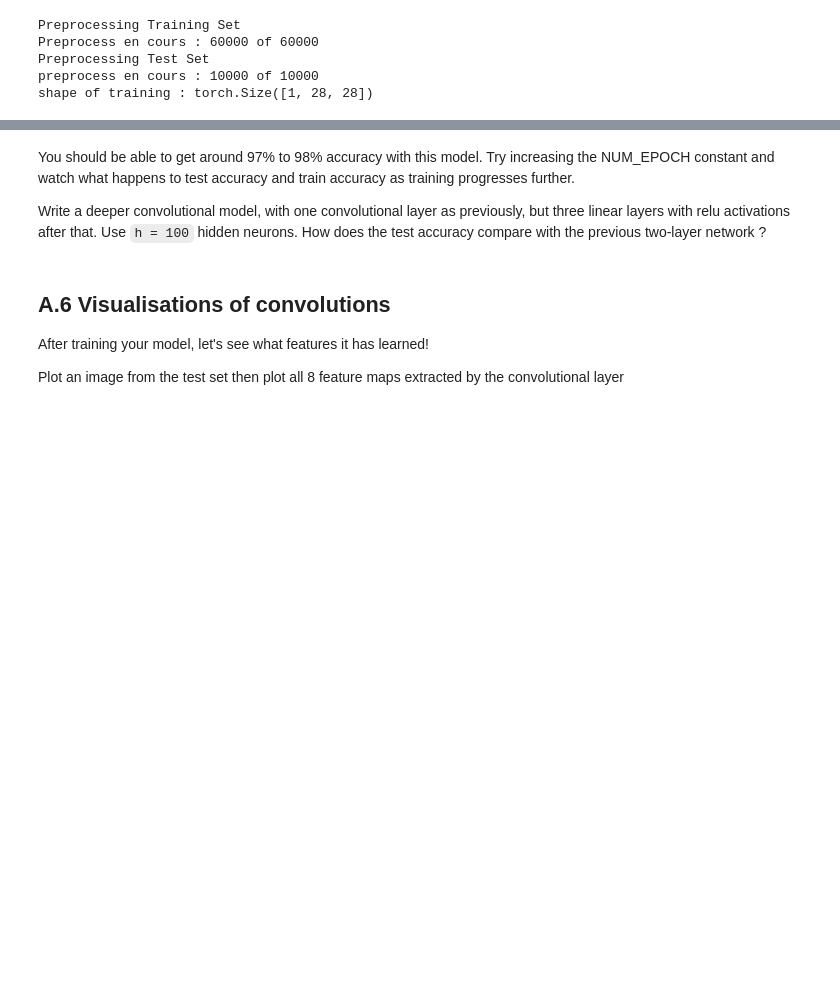
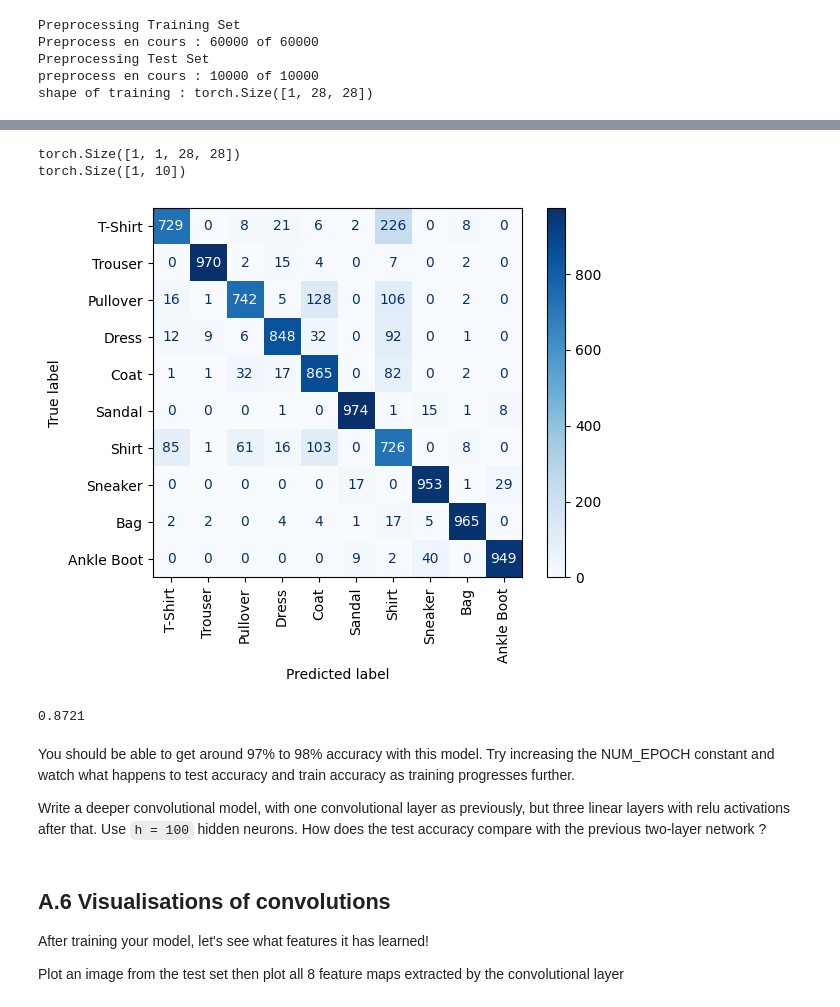
Before and after one commit to PaulToudret/ensae_dl_pw1, a Jupyter notebook: notebook.ipynb, the cells around one changed output, grey strips where cells are left out. Cells and saved outputs as stored; diff of their text form; code cells hidden in the pictures; blank space fills up the shorter version.

```diff
--- a/notebook.ipynb
+++ b/notebook.ipynb
@@ -496,3 +530,16 @@ RuntimeError: Given groups=1, weight of size [8, 1, 3, 3], expected input[1, 50,
+# %%
+
+accuracy = test(
+    model = conv,
+    test_data=conv_test,
+    show_matrix=True
+)
+print(accuracy)
+# %% [output]
+torch.Size([1, 1, 28, 28])
+torch.Size([1, 10])
+[figure, added]
+0.8721
 # %% [markdown]
 You should be able to get around 97\% to 98\% accuracy with this model. Try increasing the NUM_EPOCH constant and watch what happens to test accuracy and train accuracy as training progresses further.
 
```
Also changed, not shown: parts of 11 cells of this notebook, 1 other file.
